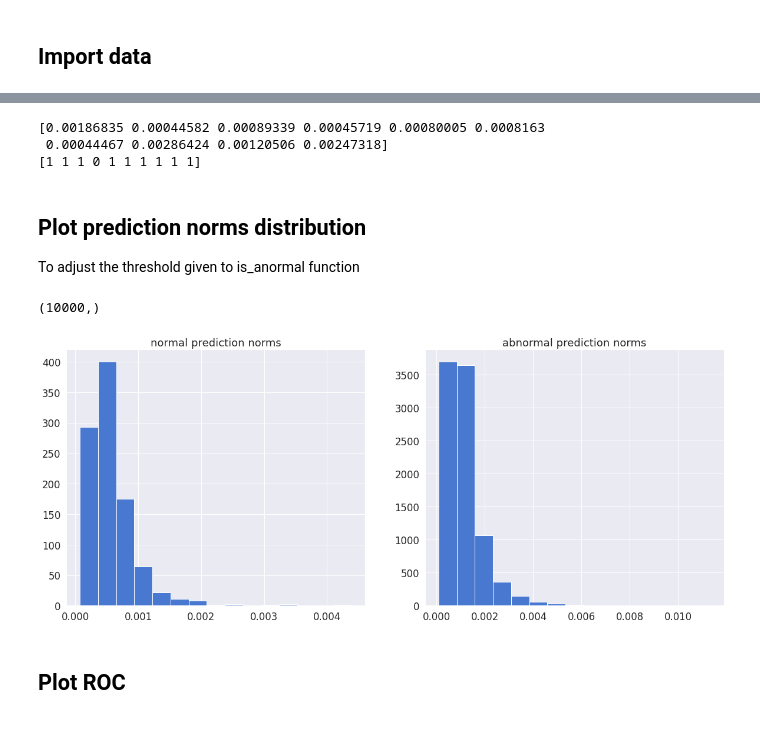
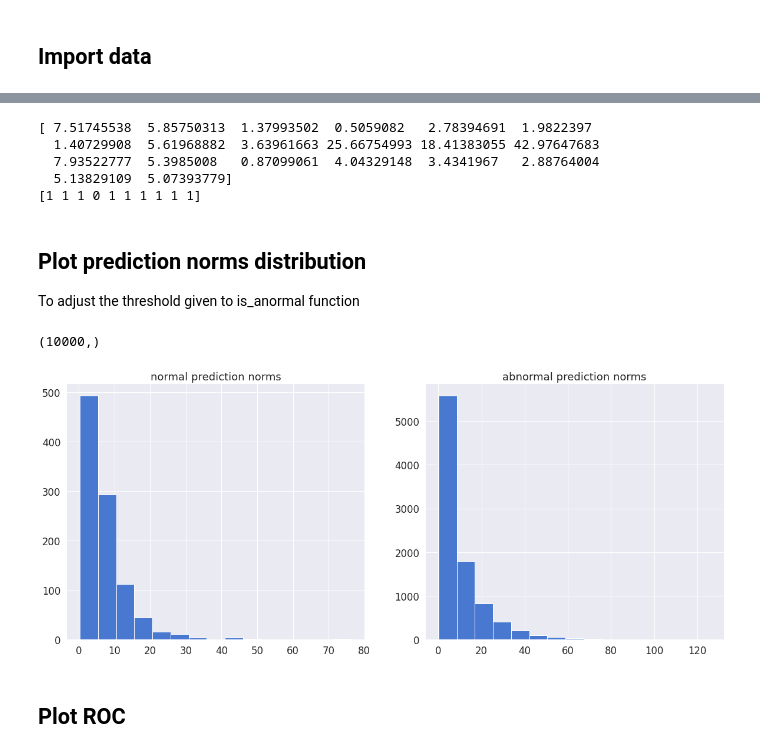
Before and after one commit to hugovaysset/MNIST_UAD, a Jupyter notebook: MNIST_one_vs_all/deep_svdd.ipynb, the cells around one changed output, grey strips where cells are left out. Drawn from its saved outputs; the diff is of its cells as text; code cells hidden in the pictures.

```diff
--- a/MNIST_one_vs_all/deep_svdd.ipynb
+++ b/MNIST_one_vs_all/deep_svdd.ipynb
@@ -160,6 +166,20 @@ class DeepSVDD(Model):
             "weight_decay": weight_decay
         }
 
+    def test_step(self, data):
+        if isinstance(data, tuple):
+            data = data[0]
+        predictions = self(data)
+        distances_to_center = tf.norm(predictions - self.CENTER, axis=-1)
+        centripetal_loss = tf.reduce_mean(distances_to_center ** 2)
+        weight_decay = tf.math.reduce_sum(self.losses)
+        total_loss = centripetal_loss + self.LAMBDA * weight_decay
+        return {
+            "total_loss": total_loss,
+            "centripetal_loss": centripetal_loss,
+            "weight_decay": weight_decay
+        }
+
     def call(self, inputs):
         if callable(self.model):
             return self.model(inputs)
@@ -225,7 +245,7 @@ def get_ruff_model():
 
     return tf.keras.Model(inputs, outputs)
 # %%
-def conv2d_block(input_tensor, n_filters, kernel_size=3):
+def conv2d_block(input_tensor, n_filters, kernel_size=3, LAMBDA=1e-6):
     """Function to add 2 convolutional layers with the parameters passed to it
     activation1: name of the activation function to apply. If none, pass "" (empty string)
     activation2: name of the activation function to apply. If none, pass "" (empty string)
@@ -247,7 +267,7 @@ def conv2d_block(input_tensor, n_filters, kernel_size=3):
 def get_model():
         n_filters = 8
         dense_shape = 32
-        LAMBDA = 1e-6
+        LAMBDA = 1
         dropout = None
         k_size = 3
 
@@ -255,19 +275,19 @@ def get_model():
         paddings = tf.constant([[0, 0], [2, 2], [2, 2], [0, 0]])  # shape d x 2 where d is the rank of the tensor and 2 represents "before" and "after"
         x = tf.pad(inputs, paddings, name="pad")
 
-        x = conv2d_block(x, n_filters * 1, kernel_size=k_size)
+        x = conv2d_block(x, n_filters * 1, kernel_size=k_size, LAMBDA=LAMBDA)
         x = layers.MaxPooling2D((2, 2))(x)
         # x = layers.Dropout(dropout)(x)
 
-        x = conv2d_block(x, n_filters * 2, kernel_size=k_size)
+        x = conv2d_block(x, n_filters * 2, kernel_size=k_size, LAMBDA=LAMBDA)
         x = layers.MaxPooling2D((2, 2))(x)
         # x = layers.Dropout(dropout)(x)
 
-        x = conv2d_block(x, n_filters=n_filters * 4, kernel_size=k_size)
+        x = conv2d_block(x, n_filters=n_filters * 4, kernel_size=k_size, LAMBDA=LAMBDA)
         x = layers.MaxPooling2D((2, 2))(x)
         # x = layers.Dropout(dropout)(x)
 
-        x = conv2d_block(x, 1, kernel_size=k_size)
+        x = conv2d_block(x, 1, kernel_size=k_size, LAMBDA=LAMBDA)
 
         outputs = layers.Flatten()(x)
 
@@ -297,7 +355,7 @@ None
 # %%
-svdd = DeepSVDD(m, dense_shape=16)
+svdd = DeepSVDD(m, dense_shape=16, LAMBDA=1e-4)
 svdd.compile(optimizer=tf.keras.optimizers.Adam())
 # %%
-history = svdd.fit(x_train_bin, epochs=50, batch_size=64)
+history = svdd.fit(x_train_bin, validation_data=(x_val, y_val_bin), epochs=50, batch_size=64, callbacks=[train_auc_callback, val_auc_callback])
 # %% [output]
 Epoch 1/50
@@ -321,11 +401,13 @@ Epoch 50/50
 predictions = svdd.predict(x_test)
 center = np.reshape(svdd.CENTER.numpy(), (1, 16))
 # %%
-print(svdd.score_samples(x_test[:10]))
+print(svdd.score_samples(x_test[:20]) * 10**5)
 print(y_test_bin[:10])
 # %% [output]
-[0.00186835 0.00044582 0.00089339 0.00045719 0.00080005 0.0008163
- 0.00044467 0.00286424 0.00120506 0.00247318]
+[ 7.51745538  5.85750313  1.37993502  0.5059082   2.78394691  1.9822397
+  1.40729908  5.61968882  3.63961663 25.66754993 18.41383055 42.97647683
+  7.93522777  5.3985008   0.87099061  4.04329148  3.4341967   2.88764004
+  5.13829109  5.07393779]
 [1 1 1 0 1 1 1 1 1 1]
 # %% [markdown]
 ## Plot prediction norms distribution
@@ -334,26 +416,26 @@ To adjust the threshold given to is_anormal function
 # %%
 normal_norms, abnormal_norms = [], []
 
 y_scores = svdd.score_samples(x_test)
 
 for score, lab in zip(y_scores, y_test_bin):
     if lab == 0:
         normal_norms.append(score)
     else:
         abnormal_norms.append(score)
 
-normal_norms = np.array(normal_norms)
-abnormal_norms = np.array(abnormal_norms)
+normal_norms = np.array(normal_norms) * 10**5
+abnormal_norms = np.array(abnormal_norms) * 10**5
 
 print(y_scores.shape)
 
 fig, axis = plt.subplots(1, 2, figsize=(20, 8))
 for ax, n, title in zip(axis.flatten(), [normal_norms, abnormal_norms], ["normal prediction norms", "abnormal prediction norms"]):
     ax.hist(n, bins=15)
     ax.set_title(title)
 # %% [output]
 (10000,)
-[figure, old version]
+[figure, new version]
 # %% [markdown]
 ## Plot ROC
 # %%
```
Also changed, not shown: parts of 7 cells of this notebook.
